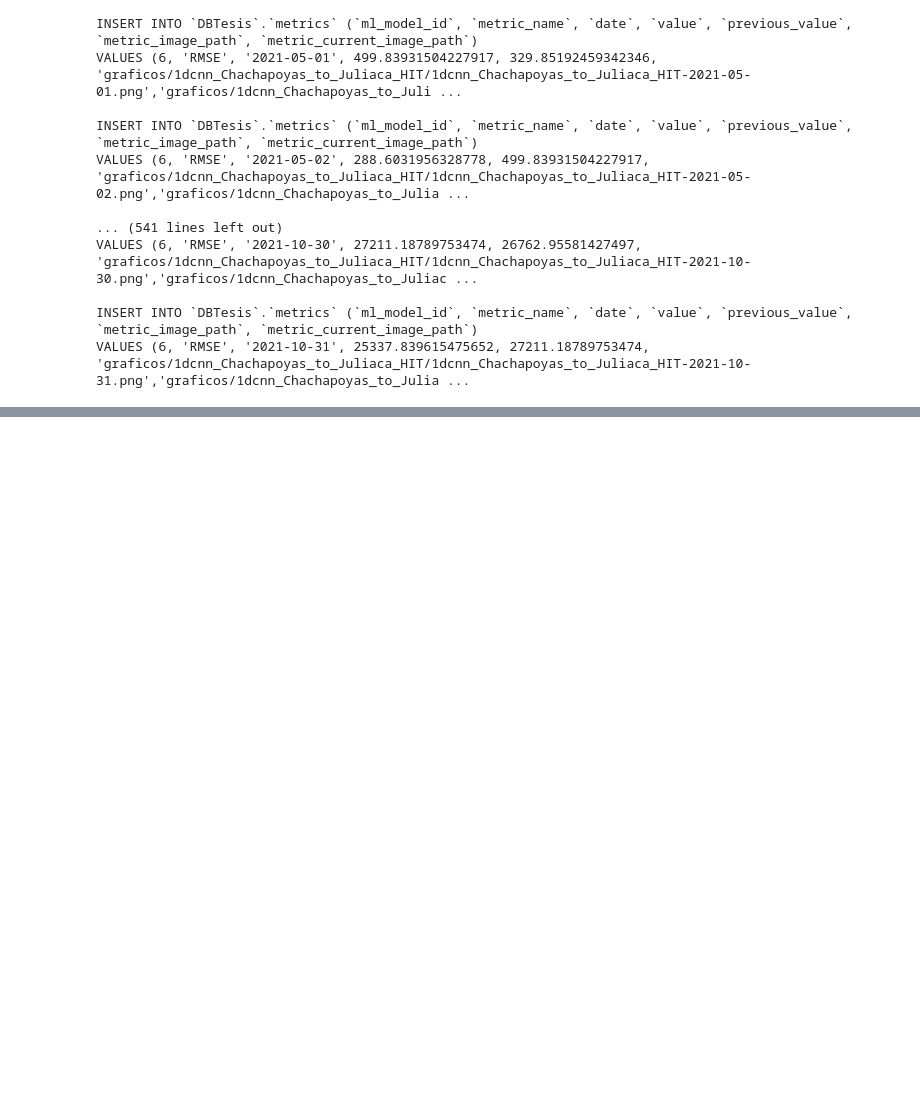
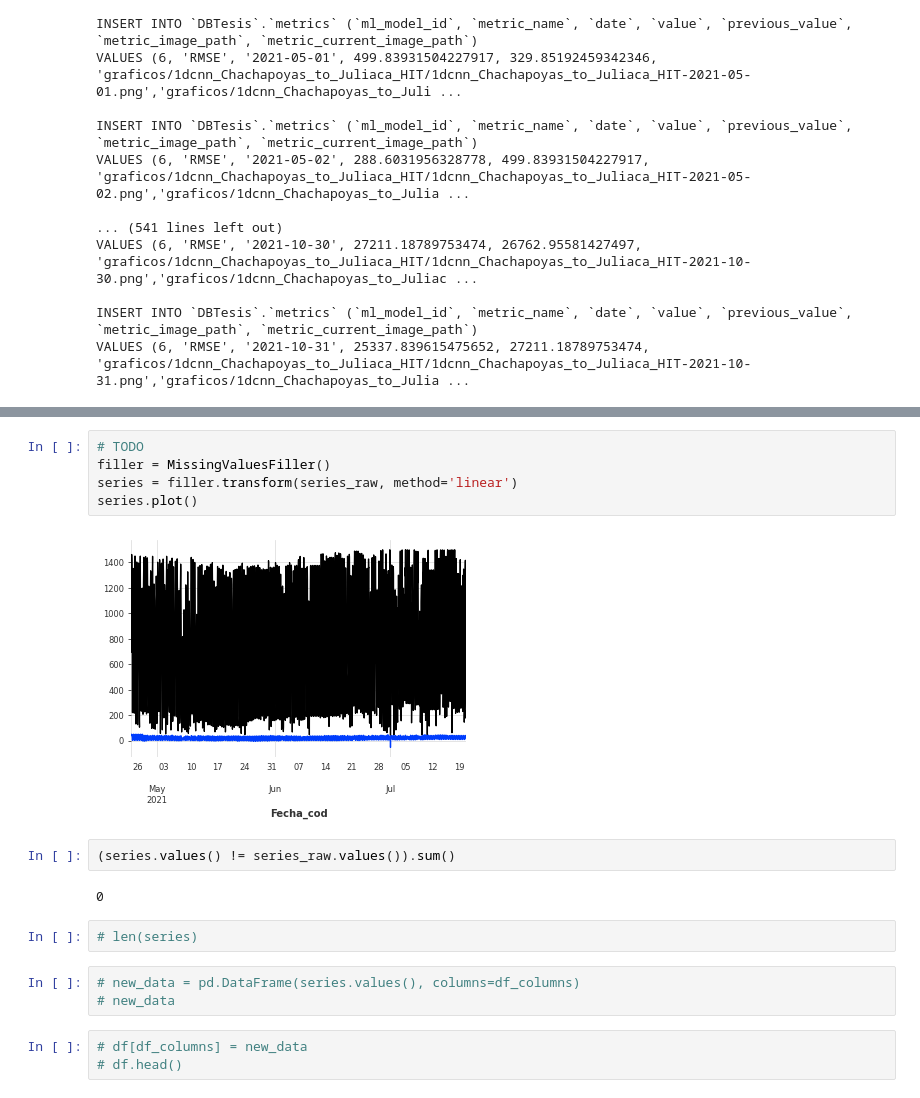
Before and after one commit to Leinadh/PV-Forecasting, a Jupyter notebook: generacion_graficos.ipynb, the cells around one changed output, grey strips where cells are left out. Drawn from its saved outputs; the diff is of its cells as text; blank space fills up the shorter version.

```diff
--- a/generacion_graficos.ipynb
+++ b/generacion_graficos.ipynb
@@ -1517,0 +1611,19 @@ VALUES (6, 'RMSE', '2021-10-31', 25337.839615475652, 27211.18789753474, 'grafico
+# %%
+# TODO
+filler = MissingValuesFiller()
+series = filler.transform(series_raw, method='linear')
+series.plot()
+# %% [output]
+[figure, added]
+# %%
+(series.values() != series_raw.values()).sum()
+# %% [output]
+0
+# %%
+# len(series)
+# %%
+# new_data = pd.DataFrame(series.values(), columns=df_columns)
+# new_data
+# %%
+# df[df_columns] = new_data
+# df.head()
```
Also changed, not shown: parts of 87 cells of this notebook.
